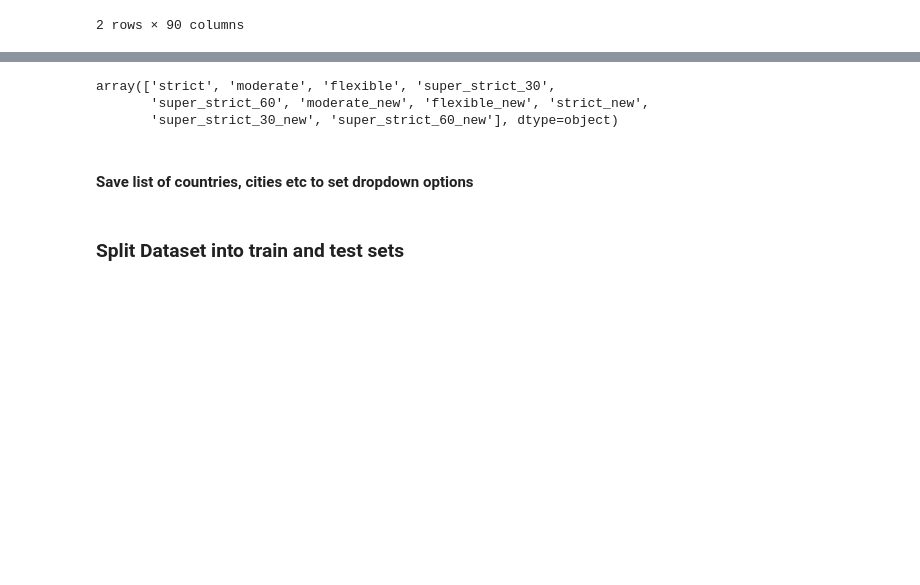
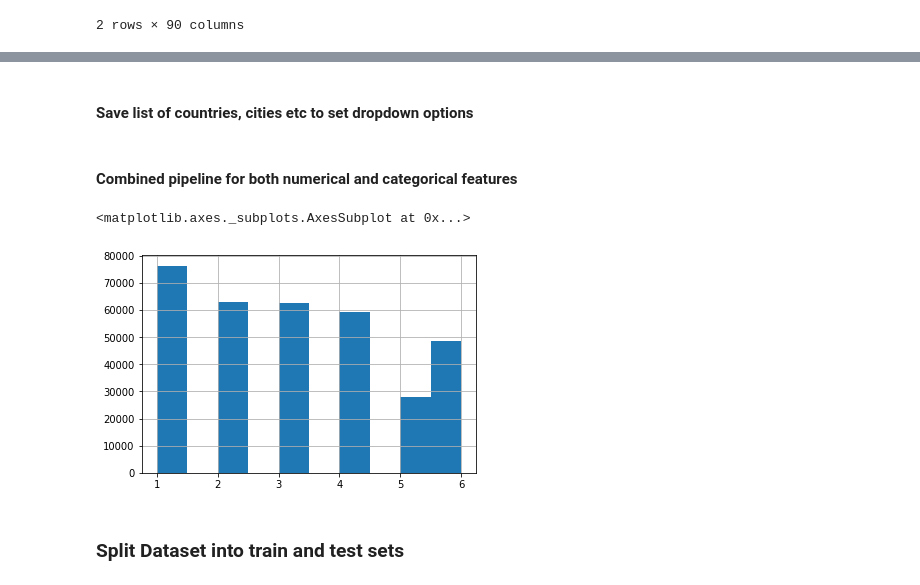
Before and after one commit to deepak-karkala/airbnb-data-science, a Jupyter notebook: notebooks/airbnb_exploratory_analysis.ipynb, the cells around one changed output, grey strips where cells are left out. Cells and saved outputs as stored; diff of their text form; code cells hidden in the pictures; blank space fills up the shorter version.

```diff
--- a/notebooks/airbnb_exploratory_analysis.ipynb
+++ b/notebooks/airbnb_exploratory_analysis.ipynb
@@ -395,9 +390,3 @@ array(['Real Bed', 'Pull-out Sofa', 'Futon', 'Couch', 'Airbed'],
-# %%
-df["Cancellation Policy"].unique()
-# %% [output]
-array(['strict', 'moderate', 'flexible', 'super_strict_30',
-       'super_strict_60', 'moderate_new', 'flexible_new', 'strict_new',
-       'super_strict_30_new', 'super_strict_60_new'], dtype=object)
 # %% [markdown]
 #### Save list of countries, cities etc to set dropdown options
 # %%
@@ -463,0 +455,2 @@ dft.to_csv("../data/list_hostresponsetime.csv", index=False)
+# %% [markdown]
+#### Combined pipeline for both numerical and categorical features
@@ -464,12 +515,15 @@ dft.to_csv("../data/list_hostresponsetime.csv", index=False)
 # %%
 ### Price Categories (in USD)
 # 1:10-50 2:50-75 3:75-100 4:100-150 5:150-200 6:>200
-df["Price Label"] = pd.cut(df["Price"],
+df_attribs["Price Label"] = pd.cut(df["Price"],
                            bins=[0., 50., 75., 100.0, 150., 200., np.inf],
                            labels=[1, 2, 3, 4, 5, 6])
 
 # Distribution of class labels in overall dataset
-# df["Price Label"].hist()
+df_attribs["Price Label"].hist()
+# %% [output]
+<matplotlib.axes._subplots.AxesSubplot at 0x...>
+[figure, added]
 # %% [markdown]
 ### Split Dataset into train and test sets
 # %%
```
Also changed, not shown: parts of 19 cells of this notebook, 3 other files.
